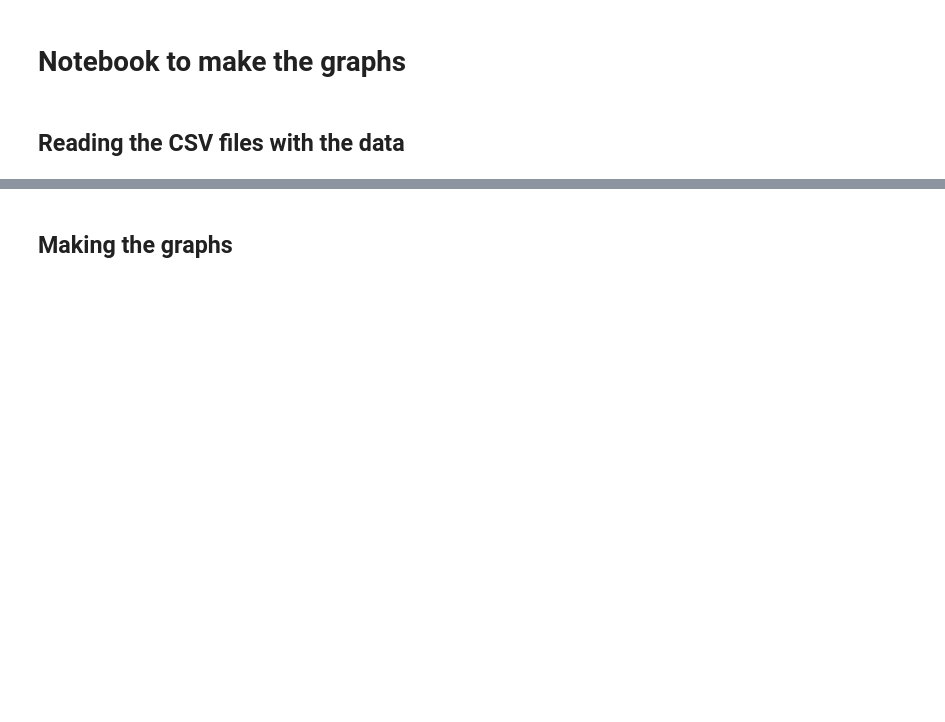
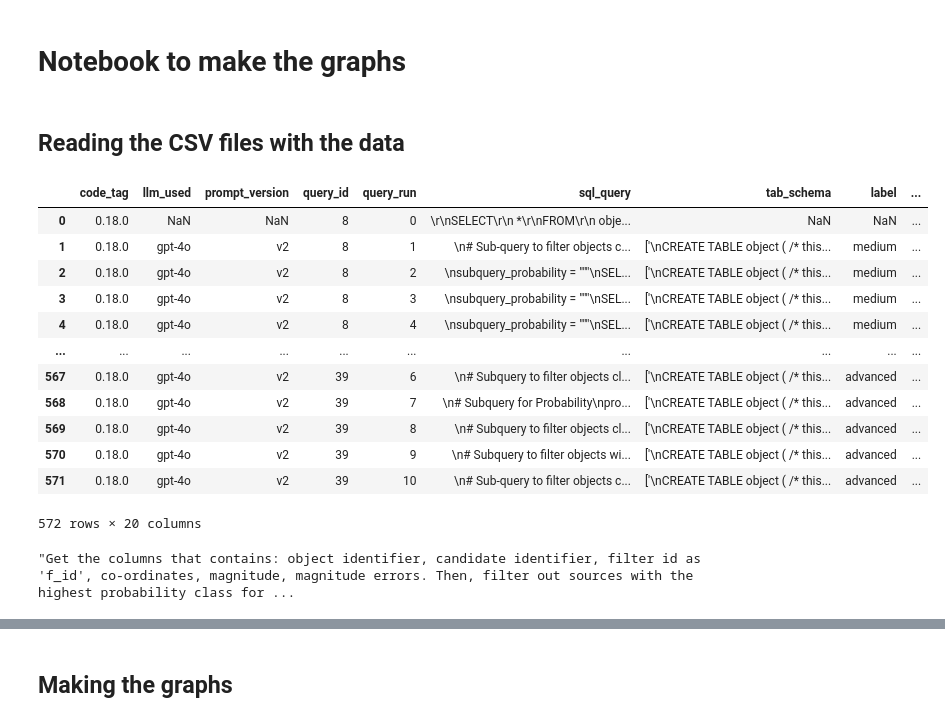
Before and after one commit to SimonSanfeliu/Tesis-Simon-Sanfeliu, a Jupyter notebook: Graphs_v2.ipynb, the cells around one changed output, grey strips where cells are left out. Cells and saved outputs as stored; diff of their text form; code cells hidden in the pictures; blank space fills up the shorter version.

```diff
--- a/Graphs_v2.ipynb
+++ b/Graphs_v2.ipynb
@@ -9,16 +9,37 @@ import matplotlib.pyplot as plt
 
 # Step-by-step / No self-correction
 
-metrics_step_no_corr = pd.read_csv("experiments\metrics_gpt-4o_2025-05-16T12-26-17.csv")
+metrics_step_no_corr = pd.read_csv("experiments\metrics_gpt-4o_2025-06-23T09-42-16.csv")
 
 # Direct / No self-correction"
 
-metrics_direct_no_corr = pd.read_csv("experiments\metrics_gpt-4o_2025-05-18T22-05-45.csv")
+metrics_direct_no_corr = pd.read_csv("experiments\metrics_gpt-4o_2025-06-24T09-06-23.csv")
 
 # Step-by-step / Self-correction"
 
-metrics_step_corr = pd.read_csv("experiments\metrics_gpt-4o_2025-05-21T22-28-09.csv")
+metrics_step_corr = pd.read_csv("experiments\metrics_gpt-4o_2025-06-19T13-00-32.csv")
 
 # Direct / Self-correction
 
-metrics_direct_corr = pd.read_csv("experiments\metrics_gpt-4o_2025-05-19T17-10-43.csv")
+metrics_direct_corr = pd.read_csv("experiments\metrics_gpt-4o_2025-06-24T23-34-53.csv")
+# %%
+metrics_step_corr
+# %% [output]
+|  | code_tag | llm_used | prompt_version | query_id | query_run | sql_query | tab_schema | label | ... |
+| 0 | 0.18.0 | NaN | NaN | 8 | 0 | \r\nSELECT\r\n *\r\nFROM\r\n obje... | NaN | NaN | ... |
+| 1 | 0.18.0 | gpt-4o | v2 | 8 | 1 | \n# Sub-query to filter objects c... | ['\nCREATE TABLE object ( /* this... | medium | ... |
+| 2 | 0.18.0 | gpt-4o | v2 | 8 | 2 | \nsubquery_probability = """\nSEL... | ['\nCREATE TABLE object ( /* this... | medium | ... |
+| 3 | 0.18.0 | gpt-4o | v2 | 8 | 3 | \nsubquery_probability = """\nSEL... | ['\nCREATE TABLE object ( /* this... | medium | ... |
+| 4 | 0.18.0 | gpt-4o | v2 | 8 | 4 | \nsubquery_probability = """\nSEL... | ['\nCREATE TABLE object ( /* this... | medium | ... |
+| ... | ... | ... | ... | ... | ... | ... | ... | ... | ... |
+| 567 | 0.18.0 | gpt-4o | v2 | 39 | 6 | \n# Subquery to filter objects cl... | ['\nCREATE TABLE object ( /* this... | advanced | ... |
+| 568 | 0.18.0 | gpt-4o | v2 | 39 | 7 | \n# Subquery for Probability\npro... | ['\nCREATE TABLE object ( /* this... | advanced | ... |
+| 569 | 0.18.0 | gpt-4o | v2 | 39 | 8 | \n# Subquery to filter objects cl... | ['\nCREATE TABLE object ( /* this... | advanced | ... |
+| 570 | 0.18.0 | gpt-4o | v2 | 39 | 9 | \n# Subquery to filter objects wi... | ['\nCREATE TABLE object ( /* this... | advanced | ... |
+| 571 | 0.18.0 | gpt-4o | v2 | 39 | 10 | \n# Sub-query to filter objects c... | ['\nCREATE TABLE object ( /* this... | advanced | ... |
+572 rows × 20 columns
+# %%
+df_pred = pd.read_csv("datasets/txt2sql_alerce_test_v3_1.csv")
+df_pred[df_pred["req_id"] == 39]["request"].item()
+# %% [output]
+"Get the columns that contains: object identifier, candidate identifier, filter id as 'f_id', co-ordinates, magnitude, magnitude errors. Then, filter out sources with the highest probability class for ...
```
Also changed, not shown: parts of 2 cells of this notebook, 2 other files.
